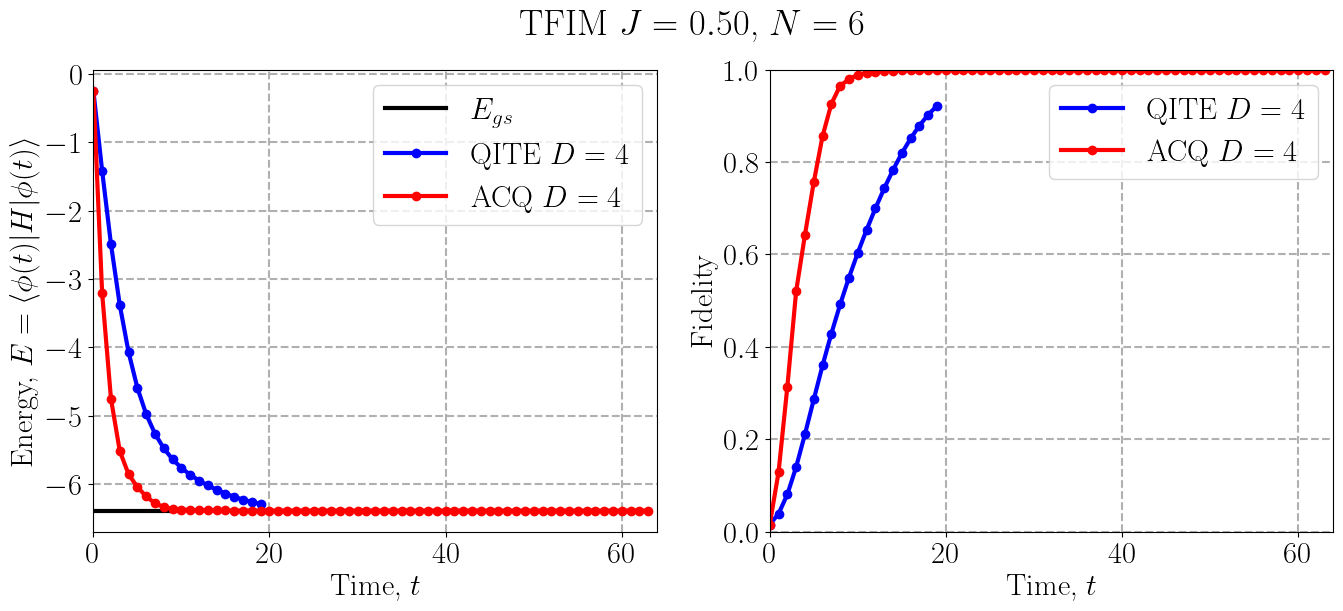
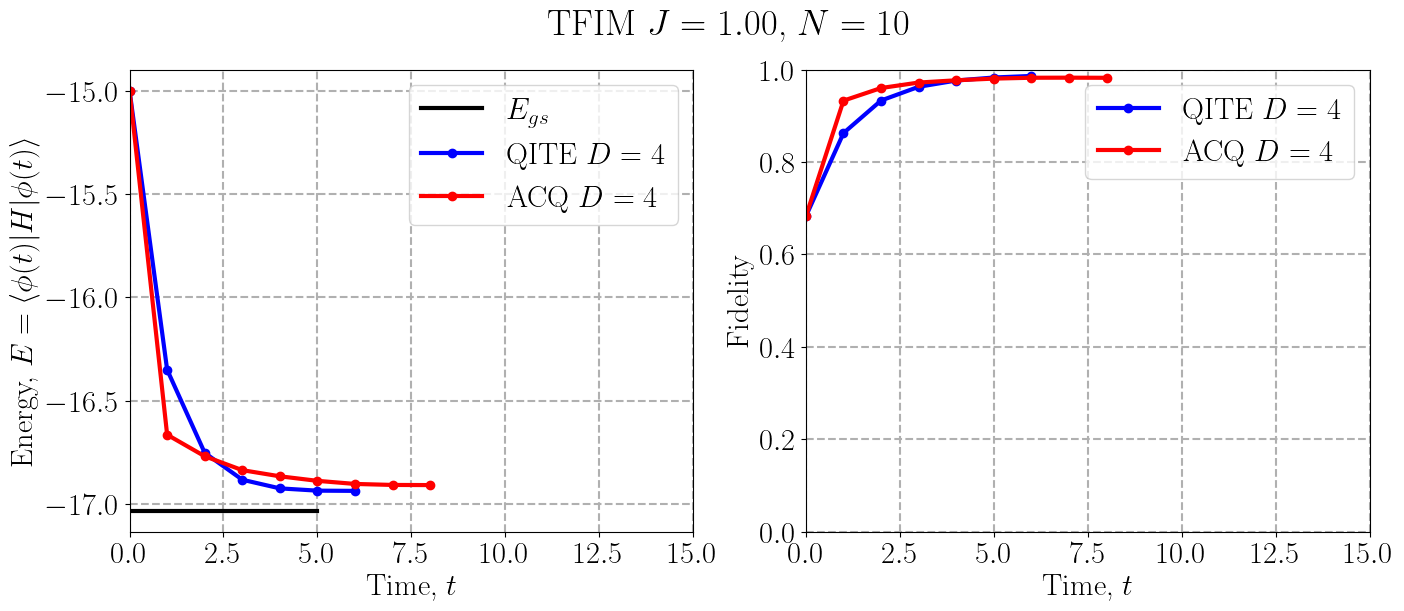
Code edit (unified diff) that turned the first committed figure into the second:
--- before
+++ after
@@ -19,5 +19,5 @@
 plt.xlabel("Time, $t$")
 plt.ylabel("Energy, $E=\\langle \\phi(t)|H|\\phi(t)\\rangle$")
-plt.xlim(0,len(indx))
+plt.xlim(0,max(len(indx),NQ))
 #plt.ylim(-5.5,-4.8)
 #plt.ylim([-12,10])
@@ -35,5 +35,5 @@
 plt.xlabel("Time, $t$")
 plt.ylabel("Fidelity")
-plt.xlim(0,len(indx))
+plt.xlim(0,max(len(indx),NQ))
 plt.ylim(0,1)
 plt.legend()

Commit: Fixed bug in PS_real where checking for number of Y was done before truncation